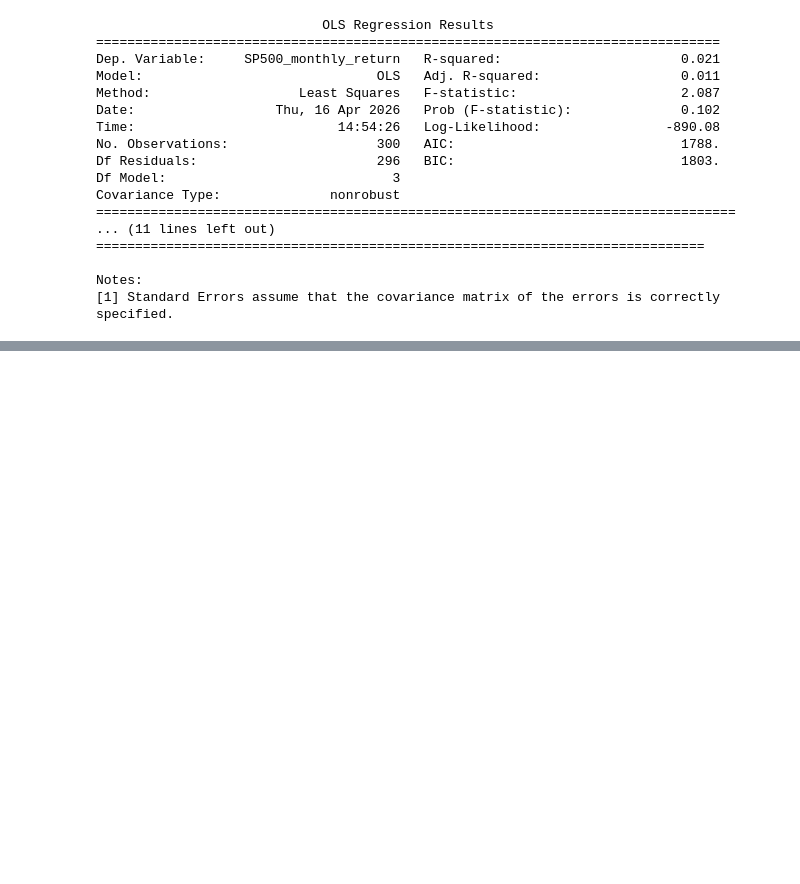
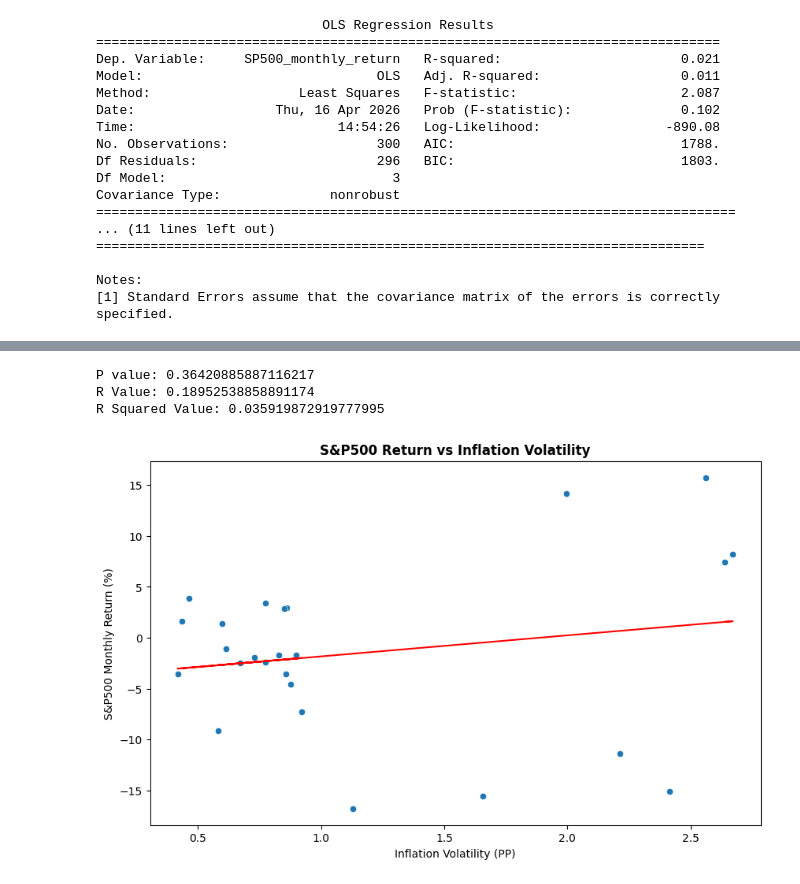
Before and after one commit to jamesr1x/Inflation_Stock_Returns_Analysis, a Jupyter notebook: Scripts/Analysis.ipynb, the cells around one changed output, grey strips where cells are left out. Cells and saved outputs as stored; diff of their text form; code cells hidden in the pictures; blank space fills up the shorter version.

```diff
--- a/Scripts/Analysis.ipynb
+++ b/Scripts/Analysis.ipynb
@@ -359,0 +389,18 @@ Notes:
+# %%
+#Plotting S&P500 Return vs Inflation Volatility
+plt.figure(figsize=(10,6))
+sns.scatterplot(x=crisis_df.Inflation_volatility, y=crisis_df.SP500_monthly_return)
+slope, intercept, rvalue, pvalue, std_error = stats.linregress(x=crisis_df.Inflation_volatility, y=crisis_df.SP500_monthly_return)
+plt.plot(crisis_df.Inflation_volatility, slope * crisis_df.Inflation_volatility + intercept, color="red")
+plt.title("S&P500 Return vs Inflation Volatility", weight="bold")
+plt.xlabel("Inflation Volatility (PP)")
+plt.ylabel("S&P500 Monthly Return (%)")
+
+print("P value:", pvalue)
+print("R Value:", rvalue)
+print("R Squared Value:", rvalue**2)
+# %% [output]
+P value: 0.36420885887116217
+R Value: 0.18952538858891174
+R Squared Value: 0.035919872919777995
+[figure, added]
```
Also changed, not shown: parts of 21 cells of this notebook.
